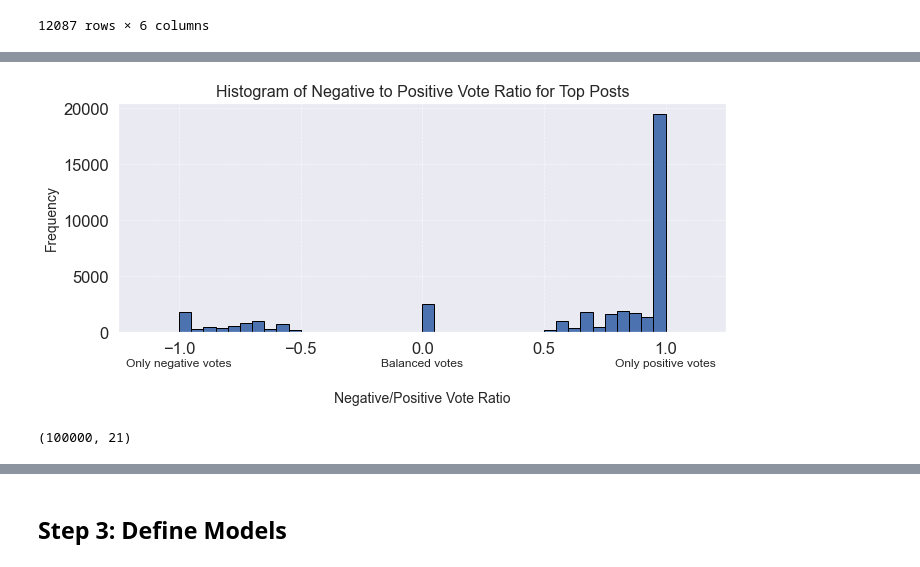
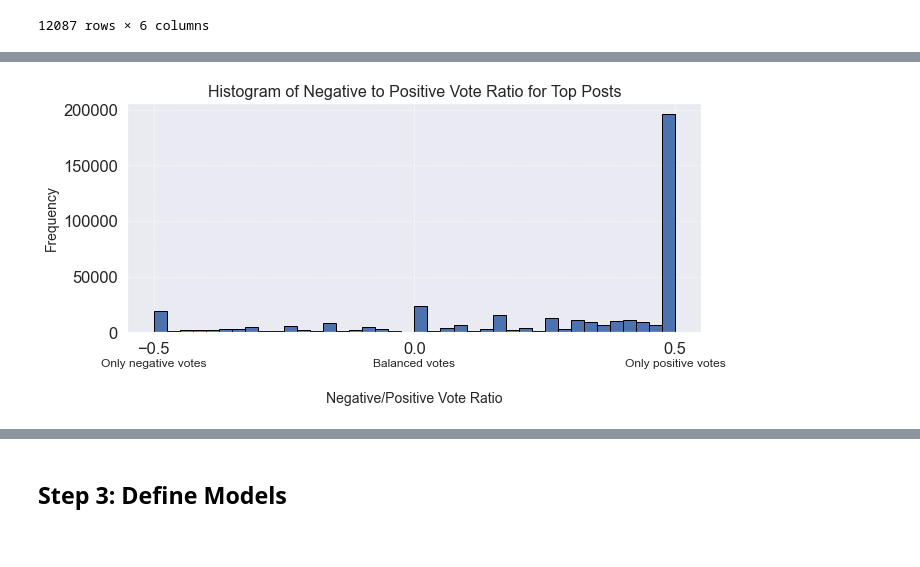
Before and after one commit to dario-x/user-post-popularity-prediction, a Jupyter notebook: main.ipynb, the cells around one changed output, grey strips where cells are left out. Cells and saved outputs as stored; diff of their text form; code cells hidden in the pictures.

```diff
--- a/main.ipynb
+++ b/main.ipynb
@@ -63,7 +62,7 @@ database_file = "./data/corpus.sqlite3"
 conn = sqlite3.connect(database_file)
 
 # Query to fetch the first 100,000 rows from a table named 'your_table_name'
-query = "SELECT * FROM Posts LIMIT 100000"
+query = "SELECT * FROM Posts"
 
 # Load data into a DataFrame
 df_posts = pd.read_sql_query(query, conn)
@@ -366,8 +370,8 @@ df_articles
 df_merged['PositiveVotes'] = pd.to_numeric(df_merged['PositiveVotes'], errors='coerce')
 df_merged['NegativeVotes'] = pd.to_numeric(df_merged['NegativeVotes'], errors='coerce')
 
-# Create the 'Total_Interaction' column
-df_merged['Total_Interaction'] = df_merged['PositiveVotes'] + df_merged['NegativeVotes']
+# Create the 'TotalInteraction' column
+df_merged['TotalInteraction'] = df_merged['PositiveVotes'] + df_merged['NegativeVotes']
 
 # Count the number of posts per article (ID_Article)
 post_counts = df_merged['ID_Article'].value_counts()
@@ -384,14 +388,14 @@ for articleid, count in post_counts.items():
         # Label all posts as "regular post" if there are fewer than 10 posts
         df_merged.loc[df_merged['ID_Article'] == articleid, 'Post_Engagement'] = 'regular post'
     else:
-        # If there are 10 or more posts, calculate the top x% based on 'Total_Interaction'
+        # If there are 10 or more posts, calculate the top x% based on 'TotalInteraction'
         top_percentage = 40
-        top_percentage_threshold = np.percentile(article_posts['Total_Interaction'], (100-top_percentage))
+        top_percentage_threshold = np.percentile(article_posts['TotalInteraction'], (100-top_percentage))
 
-        # Label posts as 'top post' if their 'Total_Interaction' is >= the 90th percentile
+        # Label posts as 'top post' if their 'TotalInteraction' is >= the 90th percentile
         df_merged.loc[(df_merged['ID_Article'] == articleid) &
-                      (df_merged['Total_Interaction'] >= top_percentage_threshold), 'Post_Engagement'] = 'top post'
+                      (df_merged['TotalInteraction'] >= top_percentage_threshold), 'Post_Engagement'] = 'top post'
 
 # Check the resulting labels
-print(df_merged[['ID_Article', 'Total_Interaction', 'Post_Engagement']].head())
+print(df_merged[['ID_Article', 'TotalInteraction', 'Post_Engagement']].head())
 # %% [output]
@@ -429,11 +433,11 @@ conditions = [
 ]
 # Define corresponding values for each condition
 values = [
-    1,  # Only positive votes
-    -1,  # Only negative votes
+    0.5,  # Only positive votes
+    -0.5,  # Only negative votes
     0,  # Equal positive and negative votes
-    df_merged['PositiveVotes'] / df_merged['Total_Interaction'],  # Positive outnumber negative
-    -(df_merged['NegativeVotes'] / df_merged['Total_Interaction'])  # Negative outnumber positive
+    (df_merged['PositiveVotes'] / df_merged['TotalInteraction'] )- 0.5,  # Positive outnumber negative
+    (-(df_merged['NegativeVotes'] / df_merged['TotalInteraction']) + 0.5)  # Negative outnumber positive
 ]
 # Create the new column 'Neg_Pos_Ratio'
 df_merged['Neg_Pos_Ratio'] = np.select(conditions, values, default=0)
@@ -449,45 +453,38 @@ df_merged[ (df_merged['Neg_Pos_Ratio'] == 0) & (df_merged['Post_Engagement'] ==
 top_posts = df_merged[df_merged['Post_Engagement'] == 'top post']
 
 # Set the style for a scientific paper look
 plt.style.use('seaborn-deep')
 
-# Create the figure and histogram
+# Create histogram
 plt.figure(figsize=(10, 5))
 plt.hist(top_posts['Neg_Pos_Ratio'].dropna(), bins=40, edgecolor='black')
-
-# Title and labels
 plt.title('Histogram of Negative to Positive Vote Ratio for Top Posts', fontsize=16)
 plt.xlabel('Negative/Positive Vote Ratio', fontsize=14, labelpad=35)  # Add margin using labelpad
 plt.ylabel('Frequency', fontsize=14)
 
 # Add gridlines
 plt.grid(True, which='both', linestyle='--', linewidth=0.7, alpha=0.7)
 
-# Annotate specific points using fixed positions relative to the x-axis
-plt.annotate('Only positive votes', xy=(1, 0), xytext=(1, -0.15),  # Adjust text height below the x-axis
+# Annotate x axsis for improved clarity
+plt.annotate('Only positive votes', xy=(0.5, 0), xytext=(0.5, -0.15),
              textcoords=plt.gca().get_xaxis_transform(), ha='center', fontsize=12,
              bbox=dict(facecolor='white', edgecolor='none', pad=3),
              )
 
-plt.annotate('Balanced votes', xy=(0, 0), xytext=(0, -0.15),  # Adjust text height below the x-axis
+plt.annotate('Balanced votes', xy=(0, 0), xytext=(0, -0.15),
              textcoords=plt.gca().get_xaxis_transform(), ha='center', fontsize=12,
              bbox=dict(facecolor='white', edgecolor='none', pad=3),
             )
 
-plt.annotate('Only negative votes', xy=(-1, 0), xytext=(-1, -0.15),  # Adjust text height below the x-axis
+plt.annotate('Only negative votes', xy=(-0.5, 0), xytext=(-0.5, -0.15),
              textcoords=plt.gca().get_xaxis_transform(), ha='center', fontsize=12,
              bbox=dict(facecolor='white', edgecolor='none', pad=3),
              )
-
-# Set x-axis limits for clarity
-plt.xlim(-1.25, 1.25)
+plt.xlim(-0.55, 0.55)
+plt.xticks([-0.5, 0, 0.5])
 
 # Show the plot
 plt.tight_layout()
 plt.show()
 # %% [output]
-[figure, old version]
+[figure, new version]
-# %%
-df_merged.shape
-# %% [output]
-(100000, 21)
```
Also changed, not shown: parts of 29 cells of this notebook, 5 other files.
